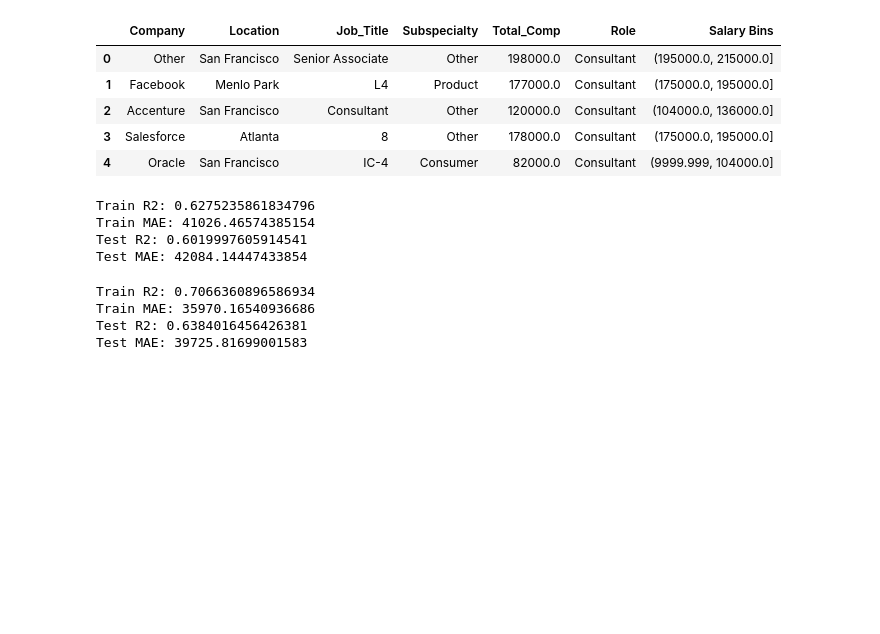
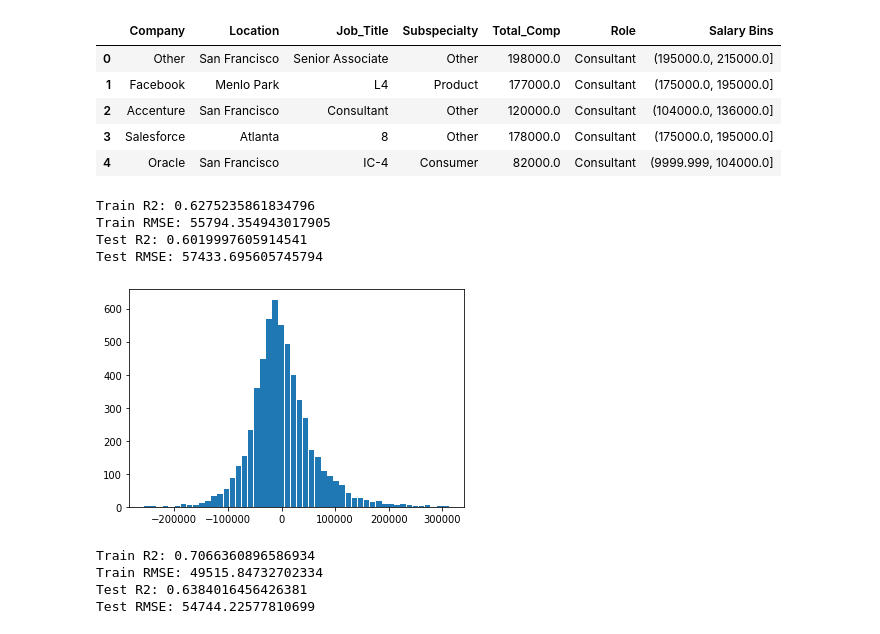
Before and after one commit to Joshua-C-Clark/Salary-Prediction, a Jupyter notebook: Notebooks/model.ipynb, the cells around one changed output. Saved outputs shown, nothing was run; the diff lists cells and outputs as text; code cells hidden in the pictures; blank space fills up the shorter version.

```diff
--- a/Notebooks/model.ipynb
+++ b/Notebooks/model.ipynb
@@ -23,9 +23,9 @@ df.head()
 | 4 | Oracle | San Francisco | IC-4 | Consumer | 82000.0 | Consultant | (9999.999, 104000.0] |
 # %%
 features = ['Company', 'Location', 'Job_Title', 'Subspecialty', 'Role']
-targets = ['Salary Bins', 'Total_Comp']
+target = 'Total_Comp'
 X = pd.get_dummies(df[features], prefix='', prefix_sep='', drop_first=True).values
-y = df['Total_Comp']
+y = df[target]
 # %%
 X_train, X_test, y_train, y_test = train_test_split(X, y, train_size=0.8, random_state=0)
 # %%
@@ -46,15 +46,22 @@ lm = LinearRegression()
 evaluate_model(lm, X_train, X_test, y_train, y_test)
 # %% [output]
 Train R2: 0.6275235861834796
-Train MAE: 41026.46574385154
+Train RMSE: 55794.354943017905
 Test R2: 0.6019997605914541
-Test MAE: 42084.14447433854
+Test RMSE: 57433.695605745794
+# %%
+y_pred = lm.predict(X_test)
+y_resid = y_test - y_pred
+plt.hist(y_resid, bins=50, rwidth=0.9)
+plt.show()
+# %% [output]
+[figure, added]
 # %%
 xgb = XGBRegressor()
 # %%
 evaluate_model(xgb, X_train, X_test, y_train, y_test)
 # %% [output]
 Train R2: 0.7066360896586934
-Train MAE: 35970.16540936686
+Train RMSE: 49515.84732702334
 Test R2: 0.6384016456426381
-Test MAE: 39725.81699001583
+Test RMSE: 54744.22577810699
```
Also changed, not shown: parts of 8 cells of this notebook, 1 other file.
